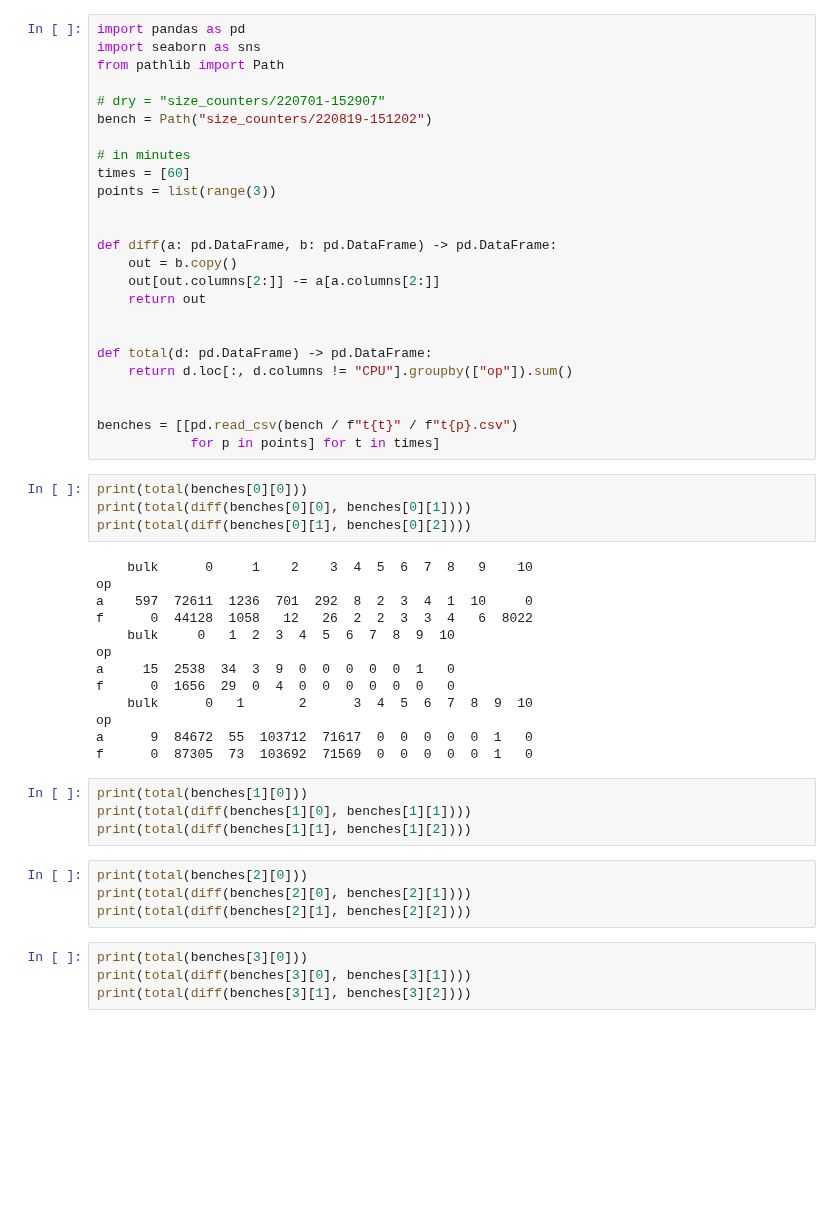
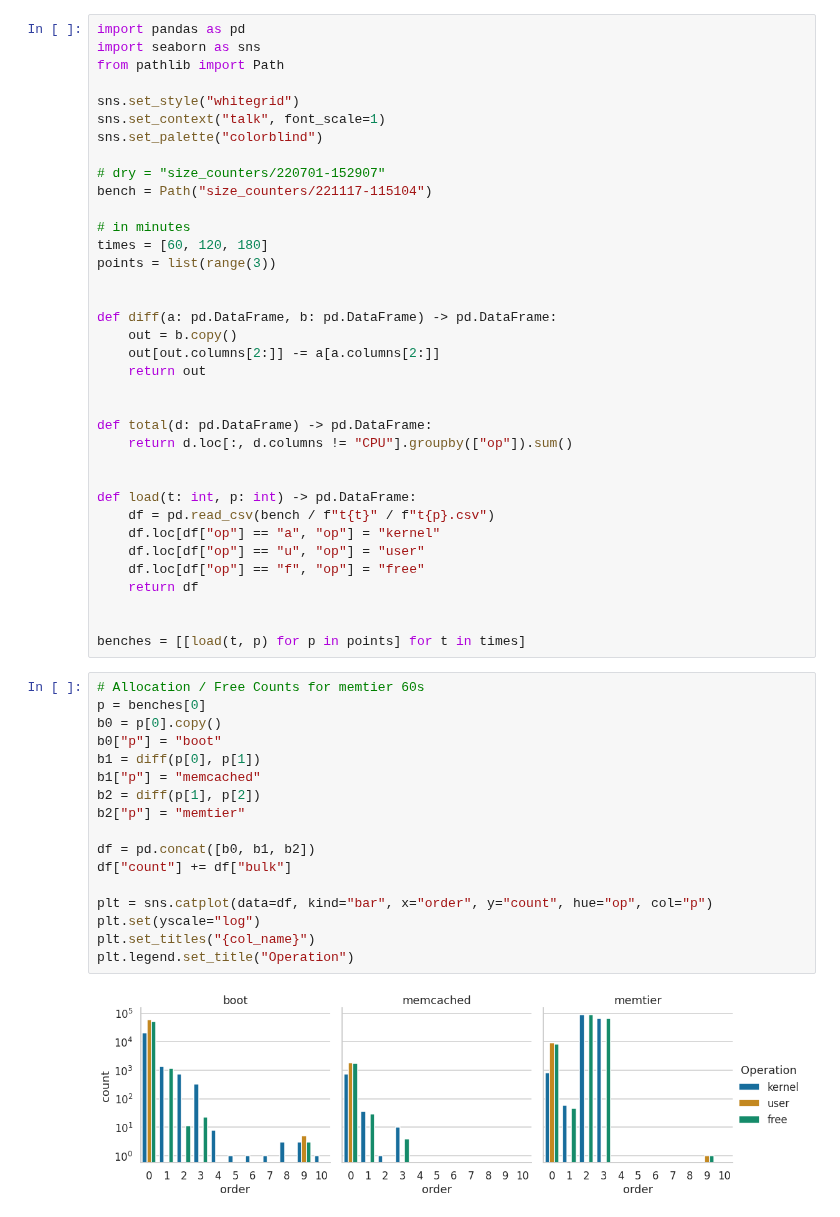
Before and after one commit to luhsra/llfree-bench, a Jupyter notebook: size_counters.ipynb, the cells around one changed output. Drawn from its saved outputs; the diff is of its cells as text; blank space fills up the shorter version.

Commit message:
:sparkles: Updated size_counters and frag

```diff
--- a/size_counters.ipynb
+++ b/size_counters.ipynb
@@ -3,11 +3,15 @@ import pandas as pd
 import seaborn as sns
 from pathlib import Path
 
+sns.set_style("whitegrid")
+sns.set_context("talk", font_scale=1)
+sns.set_palette("colorblind")
+
 # dry = "size_counters/220701-152907"
-bench = Path("size_counters/220819-151202")
+bench = Path("size_counters/221117-115104")
 
 # in minutes
-times = [60]
+times = [60, 120, 180]
 points = list(range(3))
 
 
@@ -21,34 +25,31 @@ def total(d: pd.DataFrame) -> pd.DataFrame:
     return d.loc[:, d.columns != "CPU"].groupby(["op"]).sum()
 
 
-benches = [[pd.read_csv(bench / f"t{t}" / f"t{p}.csv")
-            for p in points] for t in times]
+def load(t: int, p: int) -> pd.DataFrame:
+    df = pd.read_csv(bench / f"t{t}" / f"t{p}.csv")
+    df.loc[df["op"] == "a", "op"] = "kernel"
+    df.loc[df["op"] == "u", "op"] = "user"
+    df.loc[df["op"] == "f", "op"] = "free"
+    return df
+
+
+benches = [[load(t, p) for p in points] for t in times]
-# %%
-print(total(benches[0][0]))
-print(total(diff(benches[0][0], benches[0][1])))
-print(total(diff(benches[0][1], benches[0][2])))
-# %% [output]
-    bulk      0     1    2    3  4  5  6  7  8   9    10
-op
-a    597  72611  1236  701  292  8  2  3  4  1  10     0
-f      0  44128  1058   12   26  2  2  3  3  4   6  8022
-    bulk     0   1  2  3  4  5  6  7  8  9  10
-op
-a     15  2538  34  3  9  0  0  0  0  0  1   0
-f      0  1656  29  0  4  0  0  0  0  0  0   0
-    bulk      0   1       2      3  4  5  6  7  8  9  10
-op
-a      9  84672  55  103712  71617  0  0  0  0  0  1   0
-f      0  87305  73  103692  71569  0  0  0  0  0  1   0
-# %%
-print(total(benches[1][0]))
-print(total(diff(benches[1][0], benches[1][1])))
-print(total(diff(benches[1][1], benches[1][2])))
-# %%
-print(total(benches[2][0]))
-print(total(diff(benches[2][0], benches[2][1])))
-print(total(diff(benches[2][1], benches[2][2])))
-# %%
-print(total(benches[3][0]))
-print(total(diff(benches[3][0], benches[3][1])))
-print(total(diff(benches[3][1], benches[3][2])))
+# %%
+# Allocation / Free Counts for memtier 60s
+p = benches[0]
+b0 = p[0].copy()
+b0["p"] = "boot"
+b1 = diff(p[0], p[1])
+b1["p"] = "memcached"
+b2 = diff(p[1], p[2])
+b2["p"] = "memtier"
+
+df = pd.concat([b0, b1, b2])
+df["count"] += df["bulk"]
+
+plt = sns.catplot(data=df, kind="bar", x="order", y="count", hue="op", col="p")
+plt.set(yscale="log")
+plt.set_titles("{col_name}")
+plt.legend.set_title("Operation")
+# %% [output]
+[figure, added]
```
Also changed, not shown: parts of 5 cells of this notebook, 12 other files.
